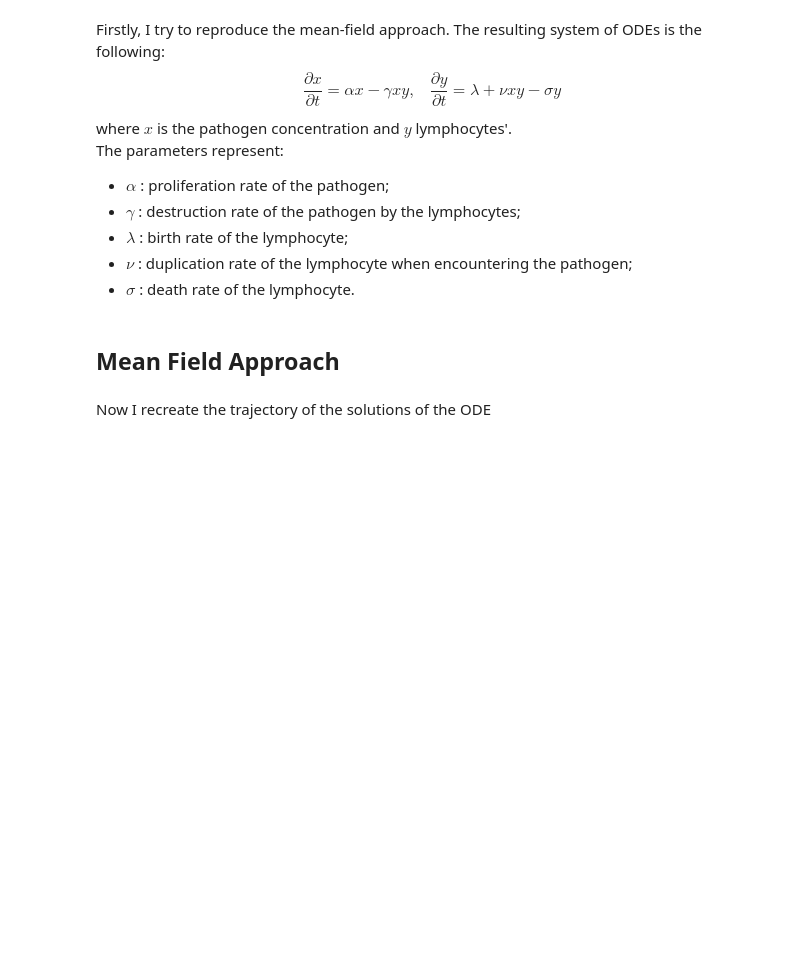
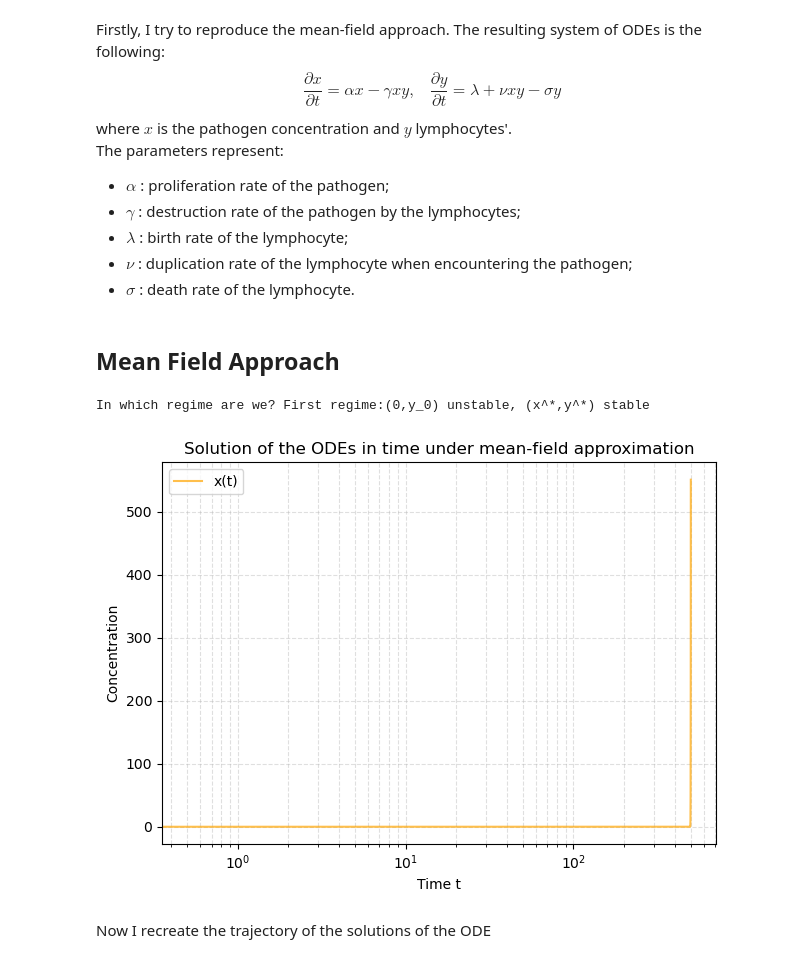
Before and after one commit to pietromalagoli/PCS, a Jupyter notebook: project.ipynb, the cells around one changed output. Cells and saved outputs as stored; diff of their text form; code cells hidden in the pictures; blank space fills up the shorter version.

```diff
--- a/project.ipynb
+++ b/project.ipynb
@@ -32,40 +32,50 @@ par = {
     'nu': 0.001,
     'sigma': 0.01
 }
+
+# Define some meaningful quantities for the analysis
+y0 = par['lambda']/par['sigma']
+y_star = par['alpha']/par['gamma']
+x_star = (par['sigma']-par['lambda']*par['gamma']/par['alpha'])/par['nu']
 
 # In which regime are we?
 print(f'In which regime are we? {'First regime:(0,y_0) unstable, (x^*,y^*) stable' \
     if par['alpha']>(par['lambda']*par['gamma']/par['sigma']) else '\text{Second regime:}(0,y_0) \text{stable}, (x^*,y^*) \text{unstable}'}')
 
 def system(z:np.ndarray ,t:np.ndarray ,par:dict):
 
     x, y = z
     dxdt = par['alpha']*x - par['gamma']*x*y
     dydt = par['lambda'] + par['nu']*x*y - par['sigma']*y
     return [dxdt,dydt]
 
 # set the time span
 #t_s = np.linspace(0,int(1e4),int(1e5))
-t_s = np.linspace(0,500,10000)      # credo sia questo il time step che hanno usato
+t_s = np.linspace(0,500,1000)      # credo sia questo il time step che hanno usato
 
 # Solve
-X = odeint(system,z0,t_s,args=(par,))[:,0]
-Y = odeint(system,z0,t_s,args=(par,))[:,1]
+X_ode = odeint(system,z0,t_s,args=(par,))[:,0]
+Y_ode = odeint(system,z0,t_s,args=(par,))[:,1]
 
 # Normalization
+X_ode = X_ode/np.mean(X_ode)
+Y_ode = X_ode/np.mean(Y_ode)
 
 # Solution of the X ODE
 #plt.figure(figsize=(12,8))
-plt.plot(t_s, X, c='orange', label='x(t)',alpha=0.7)
+plt.plot(t_s, X_ode, c='orange', label='x(t)',alpha=0.7)
 plt.title('Solution of the ODEs in time under mean-field approximation')
 #plt.plot(t_s,Y,c='magenta',label='y(t)',alpha=0.7)
 plt.xlabel('Time t')
 plt.ylabel('Concentration')
 plt.xscale('log')
 plt.grid(True, which="both",alpha=0.4,linestyle='--')
 plt.legend()
 plt.tight_layout()
 plt.show()
+# %% [output]
+In which regime are we? First regime:(0,y_0) unstable, (x^*,y^*) stable
+[figure, added]
 # %% [markdown]
 Now I recreate the trajectory of the solutions of the ODE
 # %%
```
Also changed, not shown: parts of 5 cells of this notebook.
